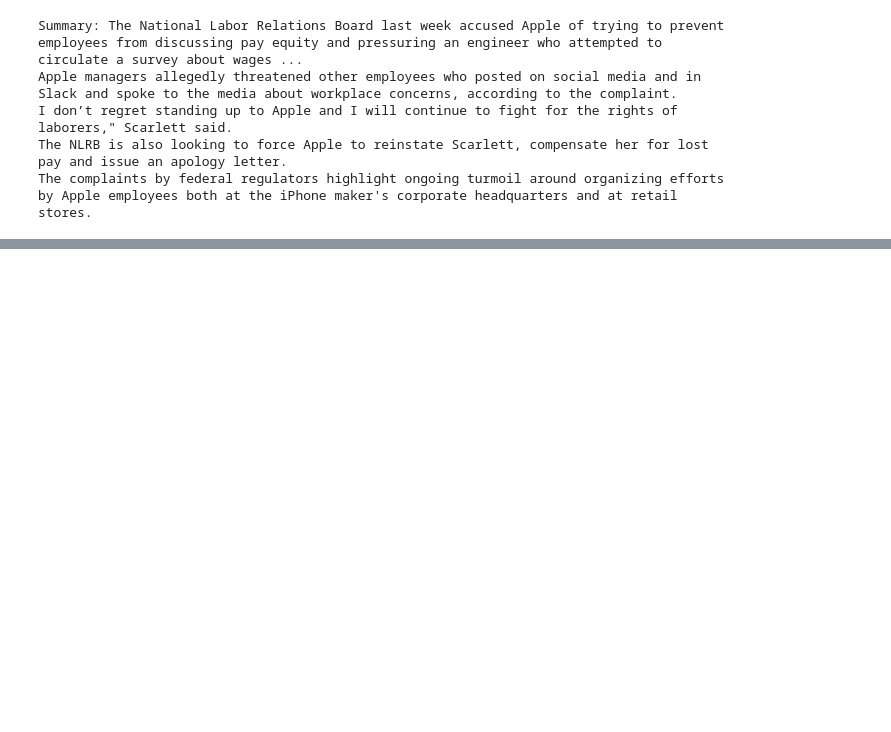
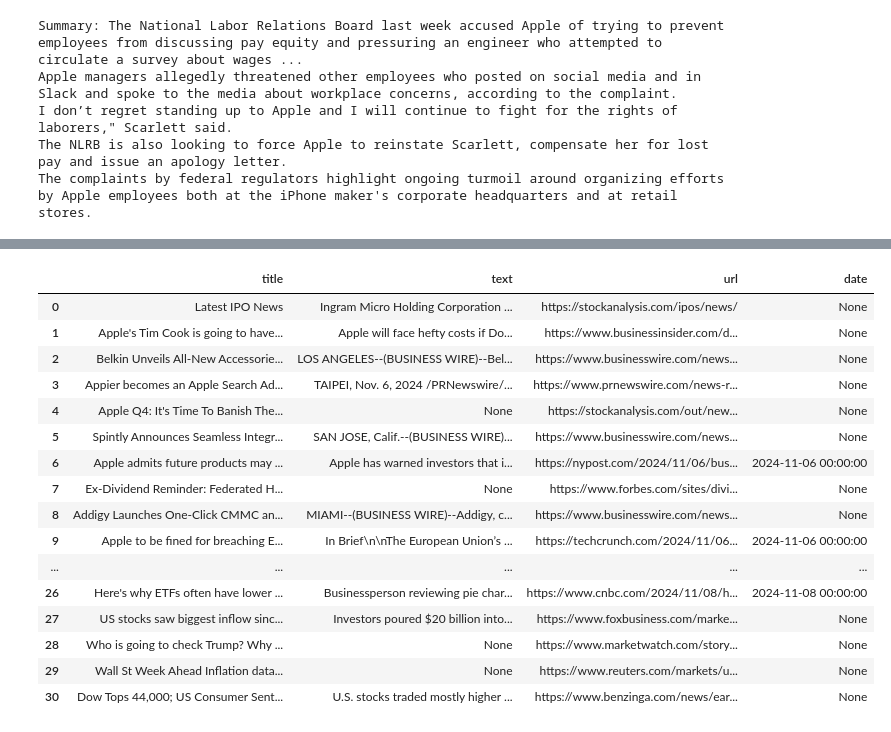
Before and after one commit to Aviral-G/stockPredictor, a Jupyter notebook: newsSrape.ipynb, the cells around one changed output, grey strips where cells are left out. Cells and saved outputs as stored; diff of their text form; code cells hidden in the pictures; blank space fills up the shorter version.

Commit message:
worked on finance

```diff
--- a/newsSrape.ipynb
+++ b/newsSrape.ipynb
@@ -49,24 +49,22 @@ def scrape_tesla_news(url):
             article.download()
             article.parse()
             text = article.text
-            language = detect(text)
+            # language = detect(text)
         except:
             print('error occured')
 
-        print(language)
-        if language == "en":
-            print('english')
-            data.append({'title': article.title,
-                        'text': text,
-                        'date': article.publish_date,
-                        'url': article.url})
+        # print(language)
+        print('english')
+        data.append({'title': article.title,
+                    'text': text,
+                    'url': article.url})
         n += 1
 
     df = pd.DataFrame(data)
     return df
 # %%
 # Replace with the actual Yahoo Finance URL for Tesla news
-url = "https://finance.yahoo.com/quote/AAPL/news/"
+url = "https://stockanalysis.com/stocks/aapl/"
 
 df = scrape_tesla_news(url)
 
@@ -103,0 +114,12 @@ LangDetectException: No features in text.
+# %%
+for i, url in enumerate(df['url']):
+    try:
+        article = Article(url)
+        article.download()
+        article.parse()
+        df.at[i, 'text'] = article.text
+        df.at[i, 'date'] = article.publish_date
+    except Exception as e:
+        df.at[i, 'text'] = None
+        df.at[i, 'date'] = None
+        print('error occured', e)
@@ -103,0 +138,20 @@ LangDetectException: No features in text.
+# %%
+df
+# %% [output]
+|  | title | text | url | date |
+| 0 | Latest IPO News | Ingram Micro Holding Corporation ... | https://stockanalysis.com/ipos/news/ | None |
+| 1 | Apple's Tim Cook is going to have... | Apple will face hefty costs if Do... | https://www.businessinsider.com/d... | None |
+| 2 | Belkin Unveils All-New Accessorie... | LOS ANGELES--(BUSINESS WIRE)--Bel... | https://www.businesswire.com/news... | None |
+| 3 | Appier becomes an Apple Search Ad... | TAIPEI, Nov. 6, 2024 /PRNewswire/... | https://www.prnewswire.com/news-r... | None |
+| 4 | Apple Q4: It's Time To Banish The... | None | https://stockanalysis.com/out/new... | None |
+| 5 | Spintly Announces Seamless Integr... | SAN JOSE, Calif.--(BUSINESS WIRE)... | https://www.businesswire.com/news... | None |
+| 6 | Apple admits future products may ... | Apple has warned investors that i... | https://nypost.com/2024/11/06/bus... | 2024-11-06 00:00:00 |
+| 7 | Ex-Dividend Reminder: Federated H... | None | https://www.forbes.com/sites/divi... | None |
+| 8 | Addigy Launches One-Click CMMC an... | MIAMI--(BUSINESS WIRE)--Addigy, c... | https://www.businesswire.com/news... | None |
+| 9 | Apple to be fined for breaching E... | In Brief\n\nThe European Union’s ... | https://techcrunch.com/2024/11/06... | 2024-11-06 00:00:00 |
+| ... | ... | ... | ... | ... |
+| 26 | Here's why ETFs often have lower ... | Businessperson reviewing pie char... | https://www.cnbc.com/2024/11/08/h... | 2024-11-08 00:00:00 |
+| 27 | US stocks saw biggest inflow sinc... | Investors poured $20 billion into... | https://www.foxbusiness.com/marke... | None |
+| 28 | Who is going to check Trump? Why ... | None | https://www.marketwatch.com/story... | None |
+| 29 | Wall St Week Ahead Inflation data... | None | https://www.reuters.com/markets/u... | None |
+| 30 | Dow Tops 44,000; US Consumer Sent... | U.S. stocks traded mostly higher ... | https://www.benzinga.com/news/ear... | None |
```
Also changed, not shown: parts of 4 cells of this notebook, 2 other files.
